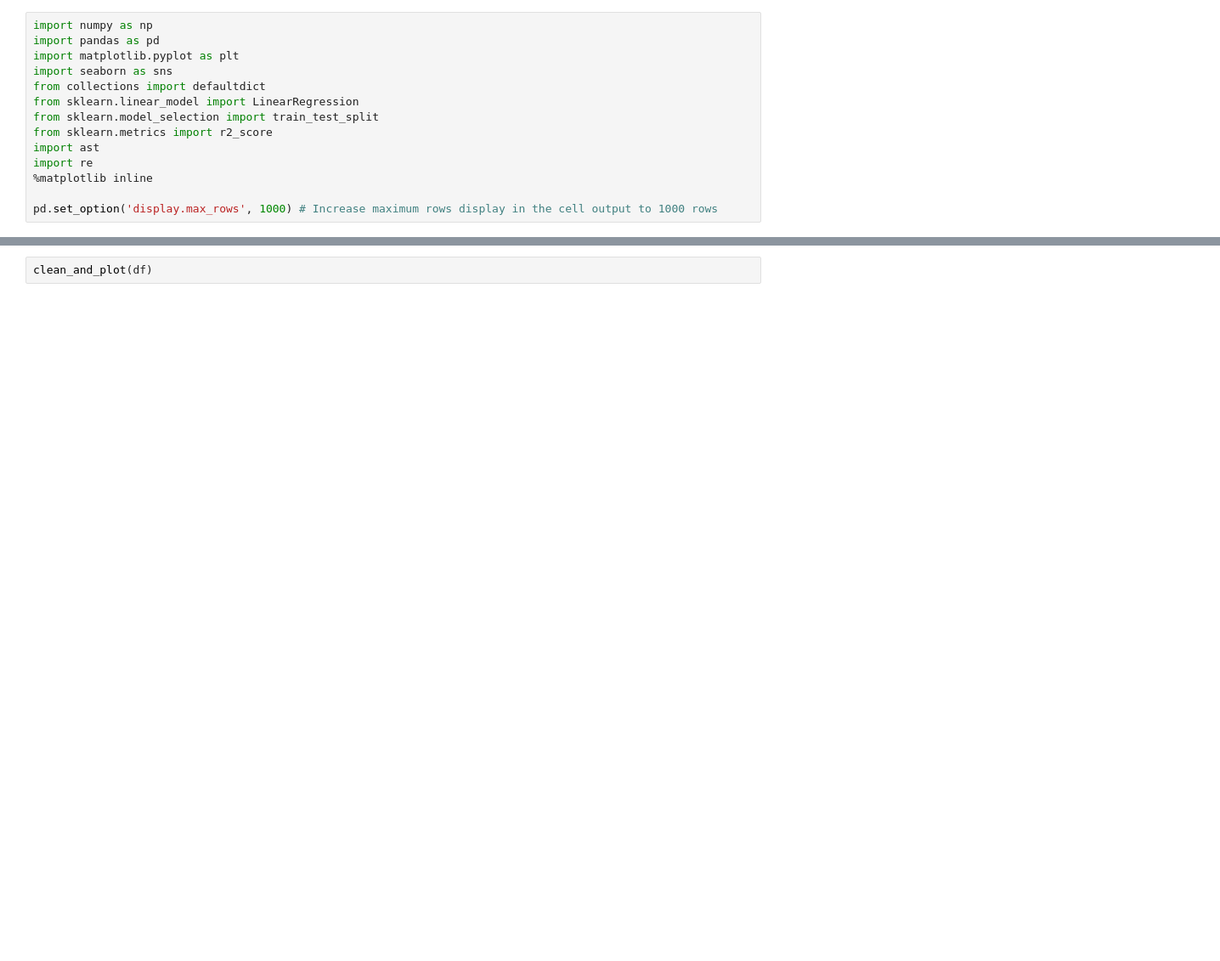
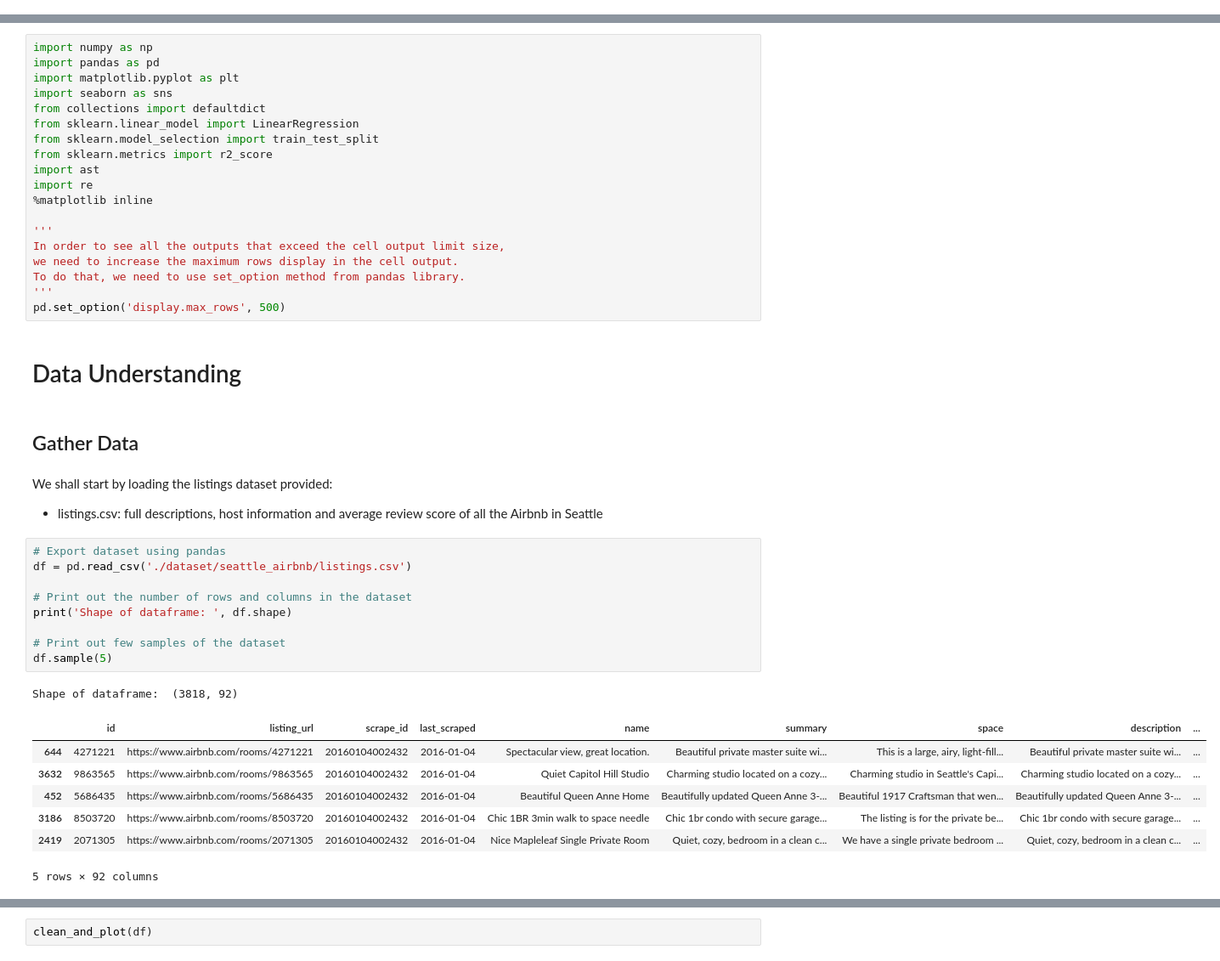
Before and after one commit to minhkhoi1412/Writing_Data_Scientist_Blog_Post, a Jupyter notebook: seattle_airbnb_analysis.ipynb, the cells around one changed output, grey strips where cells are left out. Shown at 85% size. Cells and saved outputs as stored; diff of their text form; blank space fills up the shorter version.

```diff
--- a/seattle_airbnb_analysis.ipynb
+++ b/seattle_airbnb_analysis.ipynb
@@ -1,14 +0,0 @@
-# %%
-import numpy as np
-import pandas as pd
-import matplotlib.pyplot as plt
-import seaborn as sns
-from collections import defaultdict
-from sklearn.linear_model import LinearRegression
-from sklearn.model_selection import train_test_split
-from sklearn.metrics import r2_score
-import ast
-import re
-%matplotlib inline
-
-pd.set_option('display.max_rows', 1000) # Increase maximum rows display in the cell output to 1000 rows
@@ -187,0 +24,44 @@ def clean_and_plot(df, title='Top 10 Most Common Verification Methods from Host
+# %%
+import numpy as np
+import pandas as pd
+import matplotlib.pyplot as plt
+import seaborn as sns
+from collections import defaultdict
+from sklearn.linear_model import LinearRegression
+from sklearn.model_selection import train_test_split
+from sklearn.metrics import r2_score
+import ast
+import re
+%matplotlib inline
+
+'''
+In order to see all the outputs that exceed the cell output limit size,
+we need to increase the maximum rows display in the cell output.
+To do that, we need to use set_option method from pandas library.
+'''
+pd.set_option('display.max_rows', 500)
+# %% [markdown]
+# Data Understanding
+# %% [markdown]
+## Gather Data
+# %% [markdown]
+We shall start by loading the listings dataset provided:
+- listings.csv: full descriptions, host information and average review score of all the Airbnb in Seattle
+# %%
+# Export dataset using pandas
+df = pd.read_csv('./dataset/seattle_airbnb/listings.csv')
+
+# Print out the number of rows and columns in the dataset
+print('Shape of dataframe: ', df.shape)
+
+# Print out few samples of the dataset
+df.sample(5)
+# %% [output]
+Shape of dataframe:  (3818, 92)
+|  | id | listing_url | scrape_id | last_scraped | name | summary | space | description | ... |
+| 644 | 4271221 | https://www.airbnb.com/rooms/4271221 | 20160104002432 | 2016-01-04 | Spectacular view, great location. | Beautiful private master suite wi... | This is a large, airy, light-fill... | Beautiful private master suite wi... | ... |
+| 3632 | 9863565 | https://www.airbnb.com/rooms/9863565 | 20160104002432 | 2016-01-04 | Quiet Capitol Hill Studio | Charming studio located on a cozy... | Charming studio in Seattle's Capi... | Charming studio located on a cozy... | ... |
+| 452 | 5686435 | https://www.airbnb.com/rooms/5686435 | 20160104002432 | 2016-01-04 | Beautiful Queen Anne Home | Beautifully updated Queen Anne 3-... | Beautiful 1917 Craftsman that wen... | Beautifully updated Queen Anne 3-... | ... |
+| 3186 | 8503720 | https://www.airbnb.com/rooms/8503720 | 20160104002432 | 2016-01-04 | Chic 1BR 3min walk to space needle | Chic 1br condo with secure garage... | The listing is for the private be... | Chic 1br condo with secure garage... | ... |
+| 2419 | 2071305 | https://www.airbnb.com/rooms/2071305 | 20160104002432 | 2016-01-04 | Nice Mapleleaf Single Private Room | Quiet, cozy, bedroom in a clean c... | We have a single private bedroom ... | Quiet, cozy, bedroom in a clean c... | ... |
+5 rows × 92 columns
```
Also changed, not shown: parts of 78 cells of this notebook, 1 other file.
